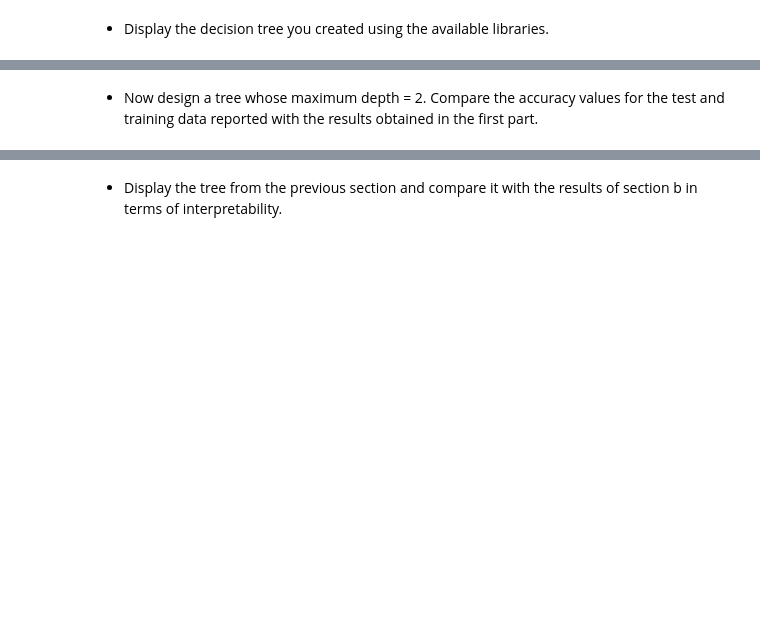
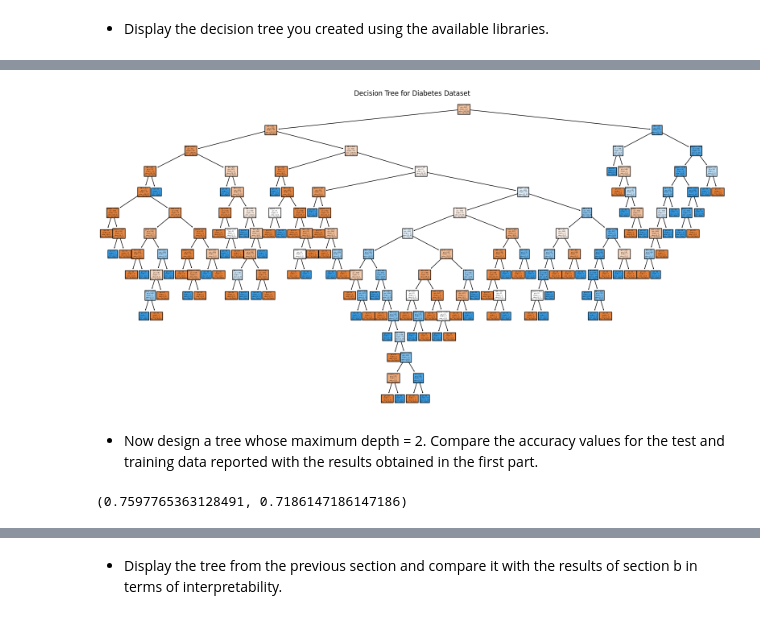
Before and after one commit to peyman886/machine-learning-coursework, a Jupyter notebook: Bahrak 1402-1/HomeWork/HW04/Machine_Learning_HW04.ipynb, the cells around one changed output, grey strips where cells are left out. Drawn from its saved outputs; the diff is of its cells as text; code cells hidden in the pictures; blank space fills up the shorter version.

```diff
--- a/Bahrak 1402-1/HomeWork/HW04/Machine_Learning_HW04.ipynb
+++ b/Bahrak 1402-1/HomeWork/HW04/Machine_Learning_HW04.ipynb
@@ -453,0 +481,7 @@ import pydotplus
+# %%
+# Loading the dataset
+data_file_path = 'Diabetes.csv'
+diabetes_df = pd.read_csv(data_file_path)
+
+# Displaying the first few rows of the dataset to understand its structure
+diabetes_df.head()
@@ -458,2 +560,12 @@ import pydotplus
+# %%
+from sklearn.tree import plot_tree
+
+# Visualizing the previously created Decision Tree
+plt.figure(figsize=(20, 10))
+plot_tree(dt_classifier, filled=True, feature_names=X_diabetes.columns, class_names=['Non-Diabetic', 'Diabetic'])
+plt.title("Decision Tree for Diabetes Dataset")
+plt.show()
+# %% [output]
+[figure, added]
 # %% [markdown]
 - Now design a tree whose maximum depth = 2. Compare the accuracy values for the test and training data reported with the results obtained in the first part.
@@ -461,0 +572,16 @@ import pydotplus
+# %%
+# Initializing and training the Decision Tree classifier with maximum depth = 2
+dt_classifier_depth_2 = DecisionTreeClassifier(max_depth=2)
+dt_classifier_depth_2.fit(X_train_diabetes, y_train_diabetes)
+
+# Making predictions on both the training and test sets
+y_pred_train_depth_2 = dt_classifier_depth_2.predict(X_train_diabetes)
+y_pred_test_depth_2 = dt_classifier_depth_2.predict(X_test_diabetes)
+
+# Calculating and comparing accuracy for training and test data with max depth = 2
+accuracy_train_depth_2 = accuracy_score(y_train_diabetes, y_pred_train_depth_2)
+accuracy_test_depth_2 = accuracy_score(y_test_diabetes, y_pred_test_depth_2)
+
+accuracy_train_depth_2, accuracy_test_depth_2
+# %% [output]
+(0.7597765363128491, 0.7186147186147186)
```
Also changed, not shown: parts of 18 cells of this notebook.
